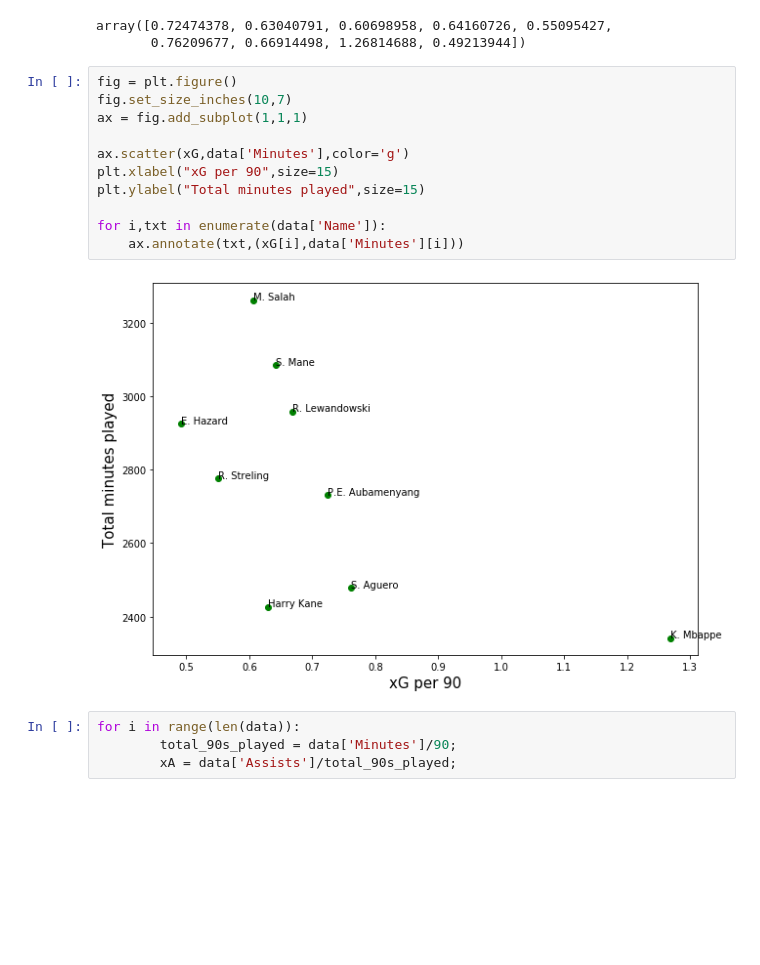
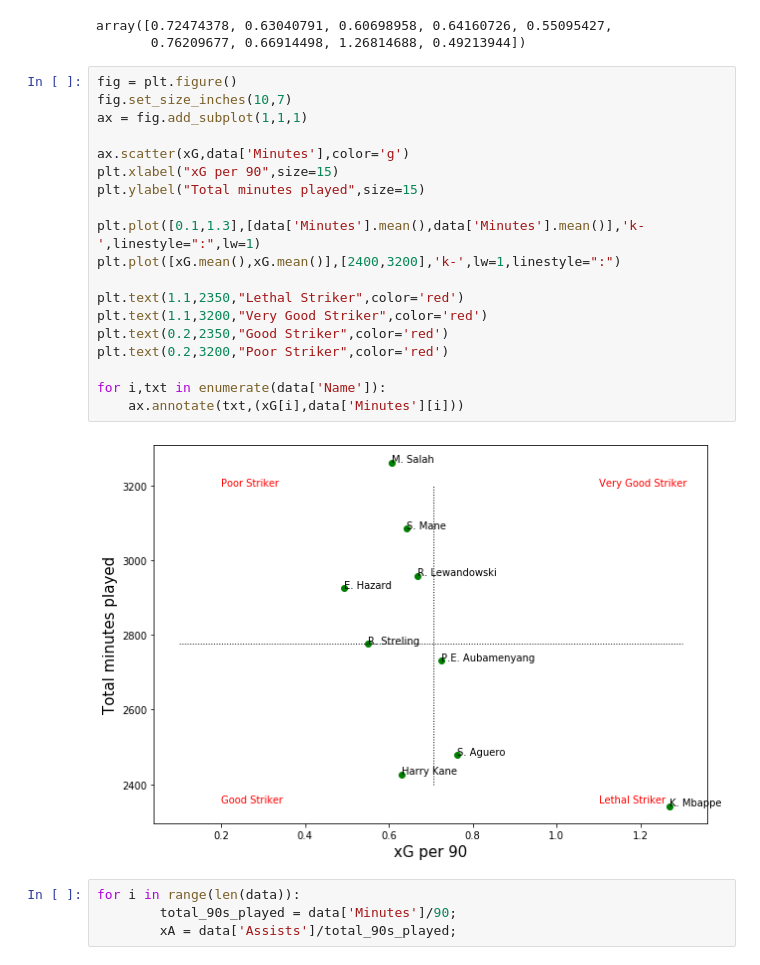
Before and after one commit to Alchemist98/Football-Analysis---Repo, a Jupyter notebook: Project - 13/xG-xA per 90.ipynb, the cells around one changed output. Drawn from its saved outputs; the diff is of its cells as text; blank space fills up the shorter version.

```diff
--- a/Project - 13/xG-xA per 90.ipynb
+++ b/Project - 13/xG-xA per 90.ipynb
@@ -43,16 +43,24 @@ array([0.72474378, 0.63040791, 0.60698958, 0.64160726, 0.55095427,
 # %%
 fig = plt.figure()
 fig.set_size_inches(10,7)
 ax = fig.add_subplot(1,1,1)
 
 ax.scatter(xG,data['Minutes'],color='g')
 plt.xlabel("xG per 90",size=15)
 plt.ylabel("Total minutes played",size=15)
 
+plt.plot([0.1,1.3],[data['Minutes'].mean(),data['Minutes'].mean()],'k-',linestyle=":",lw=1)
+plt.plot([xG.mean(),xG.mean()],[2400,3200],'k-',lw=1,linestyle=":")
+
+plt.text(1.1,2350,"Lethal Striker",color='red')
+plt.text(1.1,3200,"Very Good Striker",color='red')
+plt.text(0.2,2350,"Good Striker",color='red')
+plt.text(0.2,3200,"Poor Striker",color='red')
+
 for i,txt in enumerate(data['Name']):
     ax.annotate(txt,(xG[i],data['Minutes'][i]))
 # %% [output]
-[figure, old version]
+[figure, new version]
 # %%
 for i in range(len(data)):
         total_90s_played = data['Minutes']/90;
```
Also changed, not shown: parts of 1 cell of this notebook.
